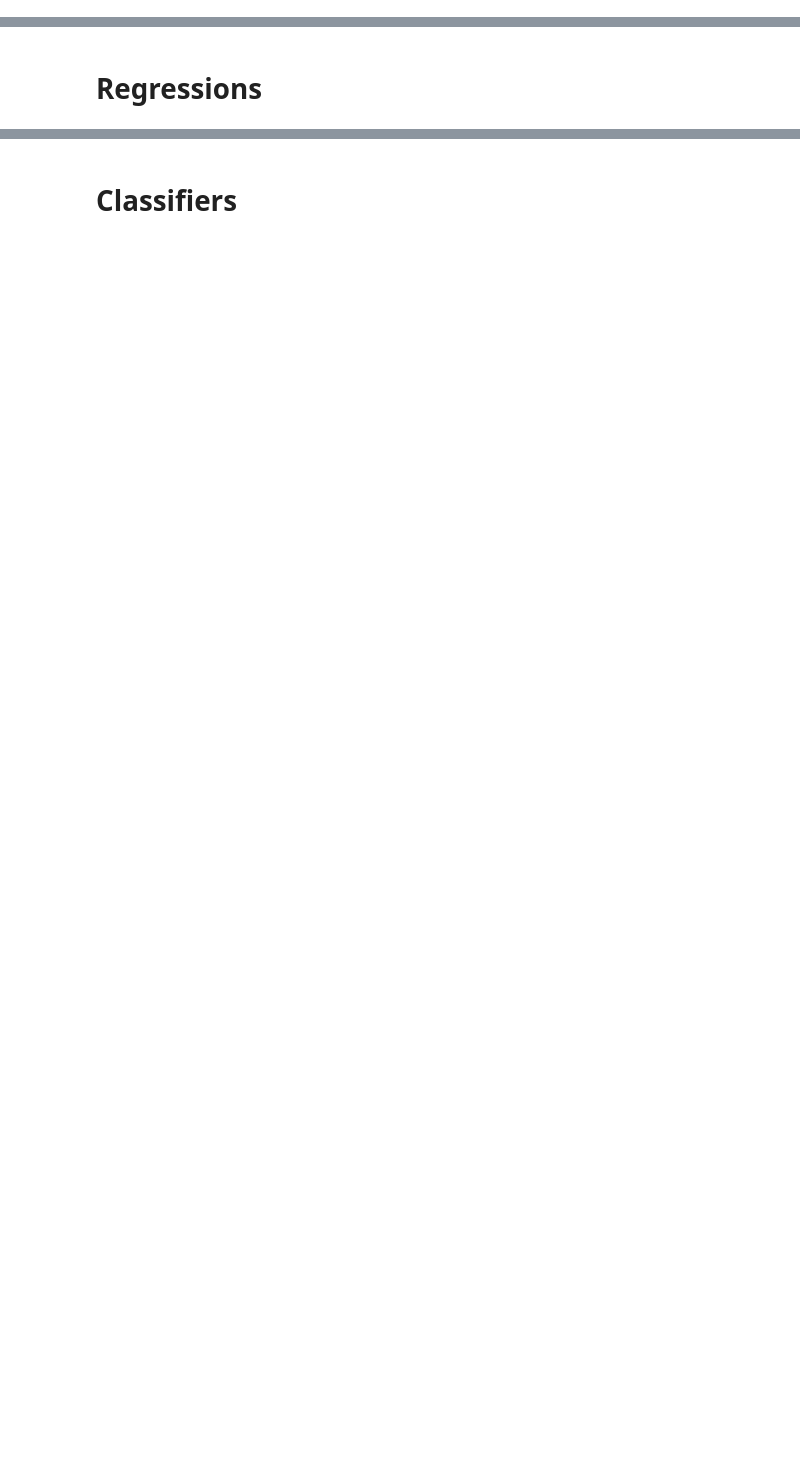
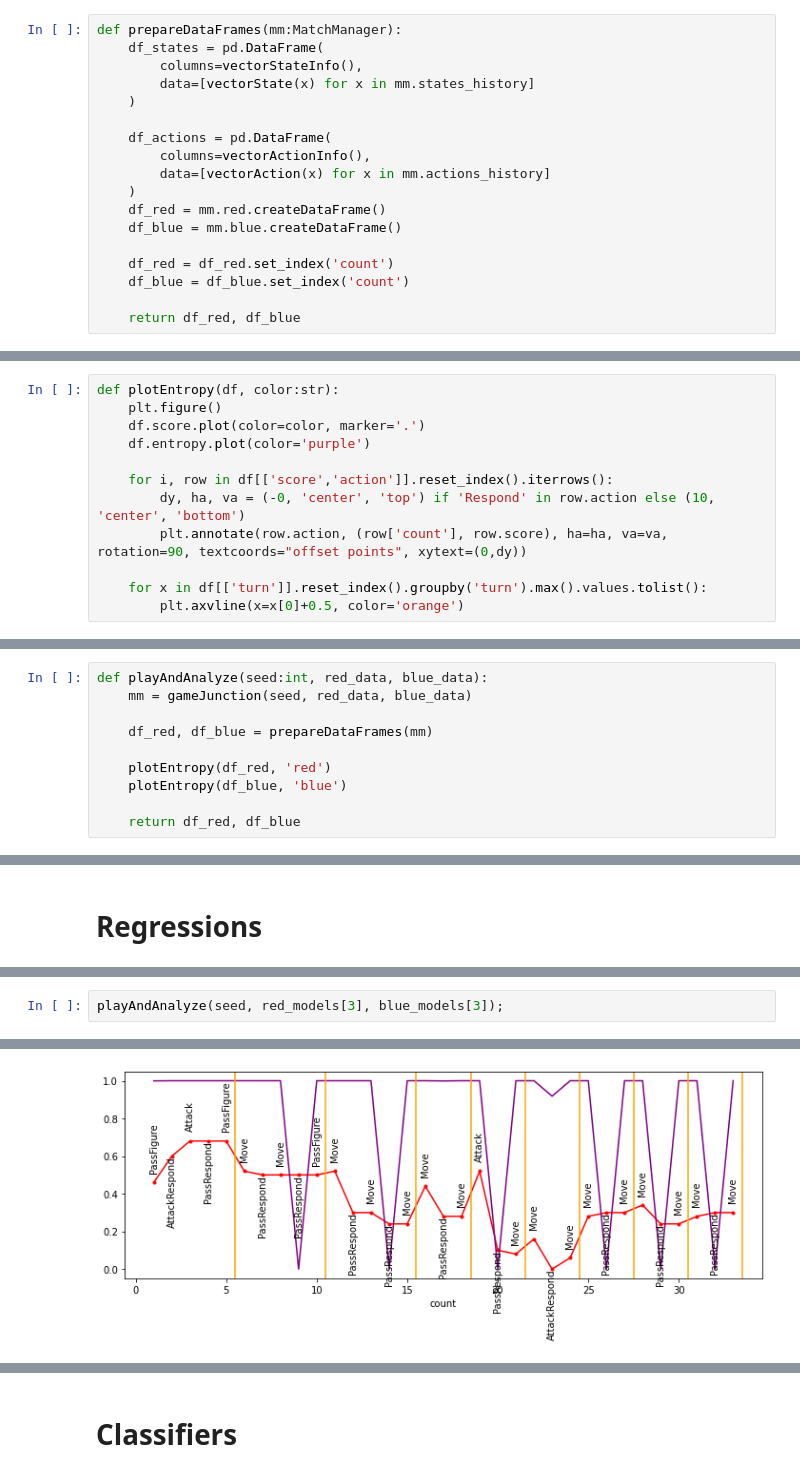
Before and after one commit to IDSIA/NewTechnoWar, a Jupyter notebook: code/Analysis.cb-fix.ipynb, the cells around one changed output, grey strips where cells are left out. Cells and saved outputs as stored; diff of their text form; blank space fills up the shorter version.

Commit message:
Fiexed entropy, added turn to agent df

```diff
--- a/code/Analysis.cb-fix.ipynb
+++ b/code/Analysis.cb-fix.ipynb
@@ -25,0 +59,18 @@ logging.config.dictConfig(config)
+# %%
+def prepareDataFrames(mm:MatchManager):
+    df_states = pd.DataFrame(
+        columns=vectorStateInfo(),
+        data=[vectorState(x) for x in mm.states_history]
+    )
+
+    df_actions = pd.DataFrame(
+        columns=vectorActionInfo(),
+        data=[vectorAction(x) for x in mm.actions_history]
+    )
+    df_red = mm.red.createDataFrame()
+    df_blue = mm.blue.createDataFrame()
+
+    df_red = df_red.set_index('count')
+    df_blue = df_blue.set_index('count')
+
+    return df_red, df_blue
@@ -25,0 +79,12 @@ logging.config.dictConfig(config)
+# %%
+def plotEntropy(df, color:str):
+    plt.figure()
+    df.score.plot(color=color, marker='.')
+    df.entropy.plot(color='purple')
+
+    for i, row in df[['score','action']].reset_index().iterrows():
+        dy, ha, va = (-0, 'center', 'top') if 'Respond' in row.action else (10, 'center', 'bottom')
+        plt.annotate(row.action, (row['count'], row.score), ha=ha, va=va, rotation=90, textcoords="offset points", xytext=(0,dy))
+
+    for x in df[['turn']].reset_index().groupby('turn').max().values.tolist():
+        plt.axvline(x=x[0]+0.5, color='orange')
@@ -26,3 +96,13 @@ logging.config.dictConfig(config)
+# %%
+def playAndAnalyze(seed:int, red_data, blue_data):
+    mm = gameJunction(seed, red_data, blue_data)
+
+    df_red, df_blue = prepareDataFrames(mm)
+
+    plotEntropy(df_red, 'red')
+    plotEntropy(df_blue, 'blue')
+
+    return df_red, df_blue
 # %%
 red_models = [
     ('gre', ''),
@@ -221,0 +125,3 @@ plotContrast(df_rr)
+# %%
+playAndAnalyze(seed, red_models[3], blue_models[3]);
+# %% [output]
@@ -221,0 +132 @@ plotContrast(df_rr)
+[figure, added]
```
Also changed, not shown: parts of 45 cells of this notebook, 4 other files.
